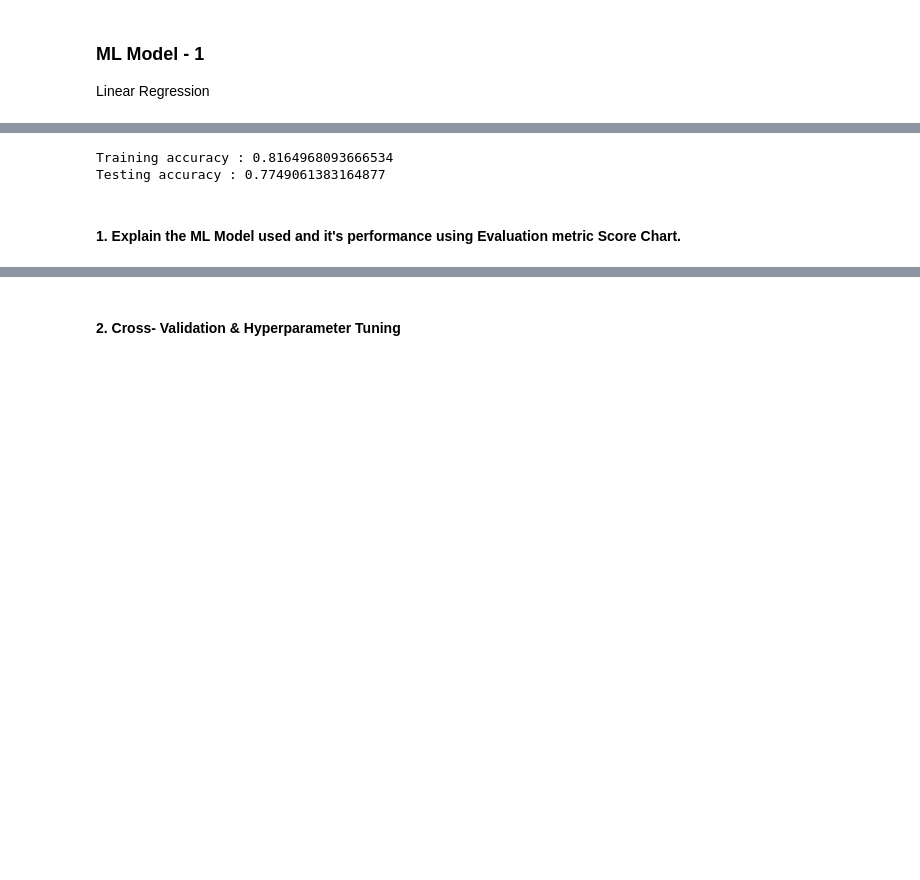
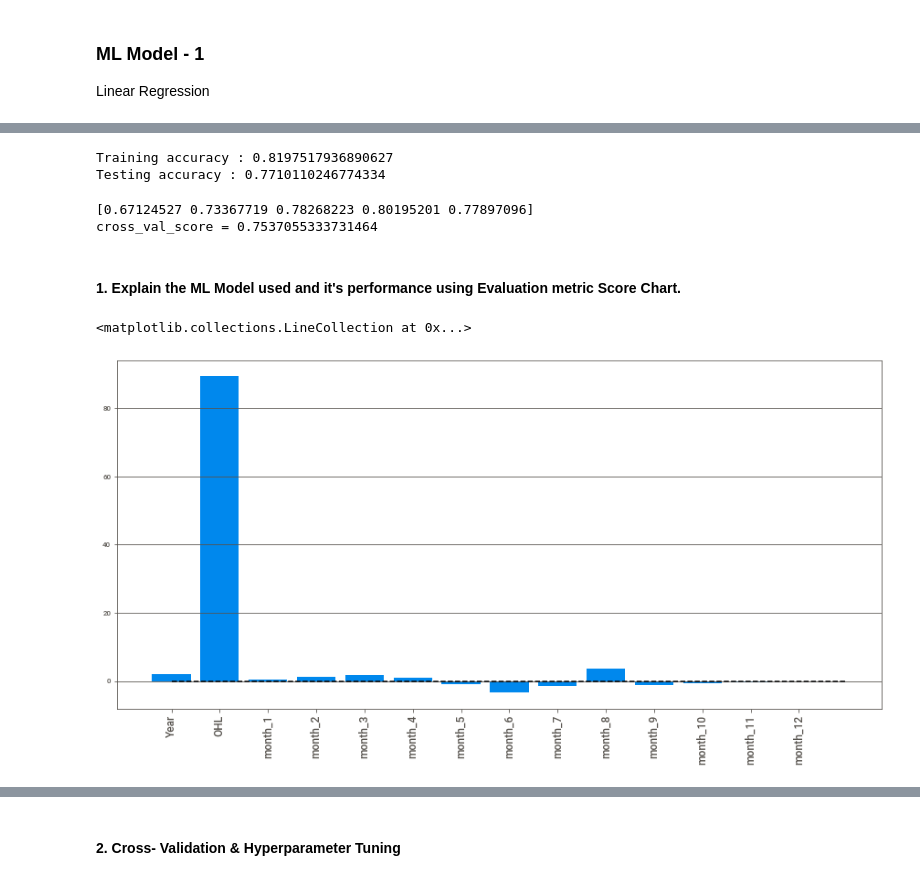
Before and after one commit to kuldeep-sngh/Yes-Bank-Stock-Closing-Price-Prediction, a Jupyter notebook: working_colab_Yes_Bank_Stock_Closing_Price_Prediction.ipynb, the cells around one changed output, grey strips where cells are left out. Drawn from its saved outputs; the diff is of its cells as text; code cells hidden in the pictures; blank space fills up the shorter version.

```diff
--- a/working_colab_Yes_Bank_Stock_Closing_Price_Prediction.ipynb
+++ b/working_colab_Yes_Bank_Stock_Closing_Price_Prediction.ipynb
@@ -1171,11 +1191,28 @@ lr.fit(x_train, y_train)
 
 print(f'Training accuracy : {lr.score(x_train,y_train)}')
 print(f'Testing accuracy : {lr.score(x_test,y_test)}')
-
-# Predict on the model
-lr_predict = lr.predict(x_test)
 # %% [output]
-Training accuracy : 0.8164968093666534
-Testing accuracy : 0.7749061383164877
+Training accuracy : 0.8197517936890627
+Testing accuracy : 0.7710110246774334
+# %%
+#  cross validation score
+score = cross_val_score(lr, x_train, y_train, cv = 5)
+print(score)
+print(f'cross_val_score = {score.mean()}')
+# %% [output]
+[0.67124527 0.73367719 0.78268223 0.80195201 0.77897096]
+cross_val_score = 0.7537055333731464
 # %% [markdown]
 #### 1. Explain the ML Model used and it's performance using Evaluation metric Score Chart.
+# %%
+# visualizing cofficients
+features = selected_df.drop('Close', axis = 1).columns
+cofficients = lr.coef_
+plt.figure(figsize=(15, 7))
+plt.bar(features,cofficients)
+plt.xticks(fontsize = 12, rotation=90)
+plt.grid(True, axis='y')
+plt.hlines(y=0, xmin=0, xmax=len(cofficients), linestyles='dashed')
+# %% [output]
+<matplotlib.collections.LineCollection at 0x...>
+[figure, added]
```
Also changed, not shown: parts of 33 cells of this notebook.
